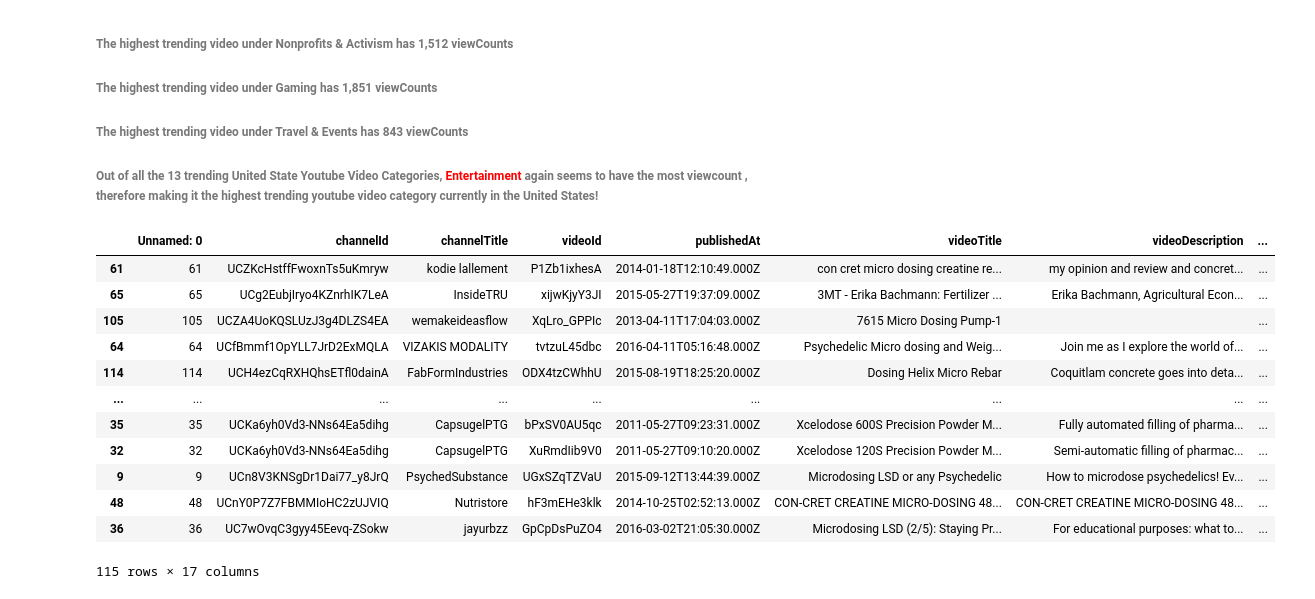
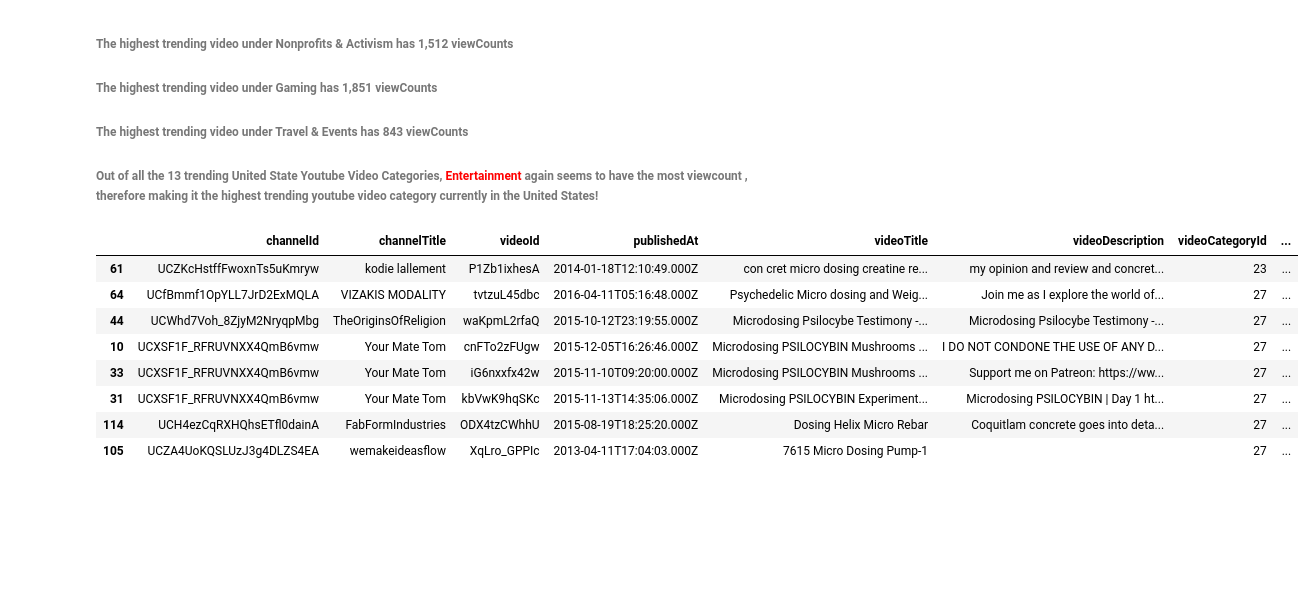
Before and after one commit to Kelvs95/DSM_CAPSTONE_PROJECT, a Jupyter notebook: Capstone_1.ipynb, the cells around one changed output. Cells and saved outputs as stored; diff of their text form; code cells hidden in the pictures; blank space fills up the shorter version.

```diff
--- a/Capstone_1.ipynb
+++ b/Capstone_1.ipynb
@@ -138,17 +90,13 @@ USYoutubeData = pd.read_csv('us_Youtube_data.csv')
 # %%
-df = USYoutubeData
-df.sort_values(by=['videoCategoryLabel','viewCount', 'videoTitle', 'videoDescription']).head(115)
+# sorting the United states Youtube data
+US_data.sort_values(by=['videoCategoryLabel', 'videoTitle', 'videoDescription','viewCount', 'likeCount'], ascending=(True,False,False,False,False)).head(8)
 # %% [output]
-|  | Unnamed: 0 | channelId | channelTitle | videoId | publishedAt | videoTitle | videoDescription | ... |
-| 61 | 61 | UCZKcHstffFwoxnTs5uKmryw | kodie lallement | P1Zb1ixhesA | 2014-01-18T12:10:49.000Z | con cret micro dosing creatine re... | my opinion and review and concret... | ... |
-| 65 | 65 | UCg2EubjIryo4KZnrhIK7LeA | InsideTRU | xijwKjyY3JI | 2015-05-27T19:37:09.000Z | 3MT - Erika Bachmann: Fertilizer ... | Erika Bachmann, Agricultural Econ... | ... |
-| 105 | 105 | UCZA4UoKQSLUzJ3g4DLZS4EA | wemakeideasflow | XqLro_GPPIc | 2013-04-11T17:04:03.000Z | 7615 Micro Dosing Pump-1 |  | ... |
-| 64 | 64 | UCfBmmf1OpYLL7JrD2ExMQLA | VIZAKIS MODALITY | tvtzuL45dbc | 2016-04-11T05:16:48.000Z | Psychedelic Micro dosing and Weig... | Join me as I explore the world of... | ... |
-| 114 | 114 | UCH4ezCqRXHQhsETfl0dainA | FabFormIndustries | ODX4tzCWhhU | 2015-08-19T18:25:20.000Z | Dosing Helix Micro Rebar | Coquitlam concrete goes into deta... | ... |
-| ... | ... | ... | ... | ... | ... | ... | ... | ... |
-| 35 | 35 | UCKa6yh0Vd3-NNs64Ea5dihg | CapsugelPTG | bPxSV0AU5qc | 2011-05-27T09:23:31.000Z | Xcelodose 600S Precision Powder M... | Fully automated filling of pharma... | ... |
-| 32 | 32 | UCKa6yh0Vd3-NNs64Ea5dihg | CapsugelPTG | XuRmdIib9V0 | 2011-05-27T09:10:20.000Z | Xcelodose 120S Precision Powder M... | Semi-automatic filling of pharmac... | ... |
-| 9 | 9 | UCn8V3KNSgDr1Dai77_y8JrQ | PsychedSubstance | UGxSZqTZVaU | 2015-09-12T13:44:39.000Z | Microdosing LSD or any Psychedelic | How to microdose psychedelics! Ev... | ... |
-| 48 | 48 | UCnY0P7Z7FBMMIoHC2zUJVIQ | Nutristore | hF3mEHe3klk | 2014-10-25T02:52:13.000Z | CON-CRET CREATINE MICRO-DOSING 48... | CON-CRET CREATINE MICRO-DOSING 48... | ... |
-| 36 | 36 | UC7wOvqC3gyy45Eevq-ZSokw | jayurbzz | GpCpDsPuZO4 | 2016-03-02T21:05:30.000Z | Microdosing LSD (2/5): Staying Pr... | For educational purposes: what to... | ... |
+|  | channelId | channelTitle | videoId | publishedAt | videoTitle | videoDescription | videoCategoryId | ... |
+| 61 | UCZKcHstffFwoxnTs5uKmryw | kodie lallement | P1Zb1ixhesA | 2014-01-18T12:10:49.000Z | con cret micro dosing creatine re... | my opinion and review and concret... | 23 | ... |
+| 64 | UCfBmmf1OpYLL7JrD2ExMQLA | VIZAKIS MODALITY | tvtzuL45dbc | 2016-04-11T05:16:48.000Z | Psychedelic Micro dosing and Weig... | Join me as I explore the world of... | 27 | ... |
+| 44 | UCWhd7Voh_8ZjyM2NryqpMbg | TheOriginsOfReligion | waKpmL2rfaQ | 2015-10-12T23:19:55.000Z | Microdosing Psilocybe Testimony -... | Microdosing Psilocybe Testimony -... | 27 | ... |
+| 10 | UCXSF1F_RFRUVNXX4QmB6vmw | Your Mate Tom | cnFTo2zFUgw | 2015-12-05T16:26:46.000Z | Microdosing PSILOCYBIN Mushrooms ... | I DO NOT CONDONE THE USE OF ANY D... | 27 | ... |
+| 33 | UCXSF1F_RFRUVNXX4QmB6vmw | Your Mate Tom | iG6nxxfx42w | 2015-11-10T09:20:00.000Z | Microdosing PSILOCYBIN Mushrooms ... | Support me on Patreon: https://ww... | 27 | ... |
+| 31 | UCXSF1F_RFRUVNXX4QmB6vmw | Your Mate Tom | kbVwK9hqSKc | 2015-11-13T14:35:06.000Z | Microdosing PSILOCYBIN Experiment... | Microdosing PSILOCYBIN | Day 1 ht... | 27 | ... |
+| 114 | UCH4ezCqRXHQhsETfl0dainA | FabFormIndustries | ODX4tzCWhhU | 2015-08-19T18:25:20.000Z | Dosing Helix Micro Rebar | Coquitlam concrete goes into deta... | 27 | ... |
+| 105 | UCZA4UoKQSLUzJ3g4DLZS4EA | wemakeideasflow | XqLro_GPPIc | 2013-04-11T17:04:03.000Z | 7615 Micro Dosing Pump-1 |  | 27 | ... |
-115 rows × 17 columns
```
Also changed, not shown: parts of 8 cells of this notebook.
